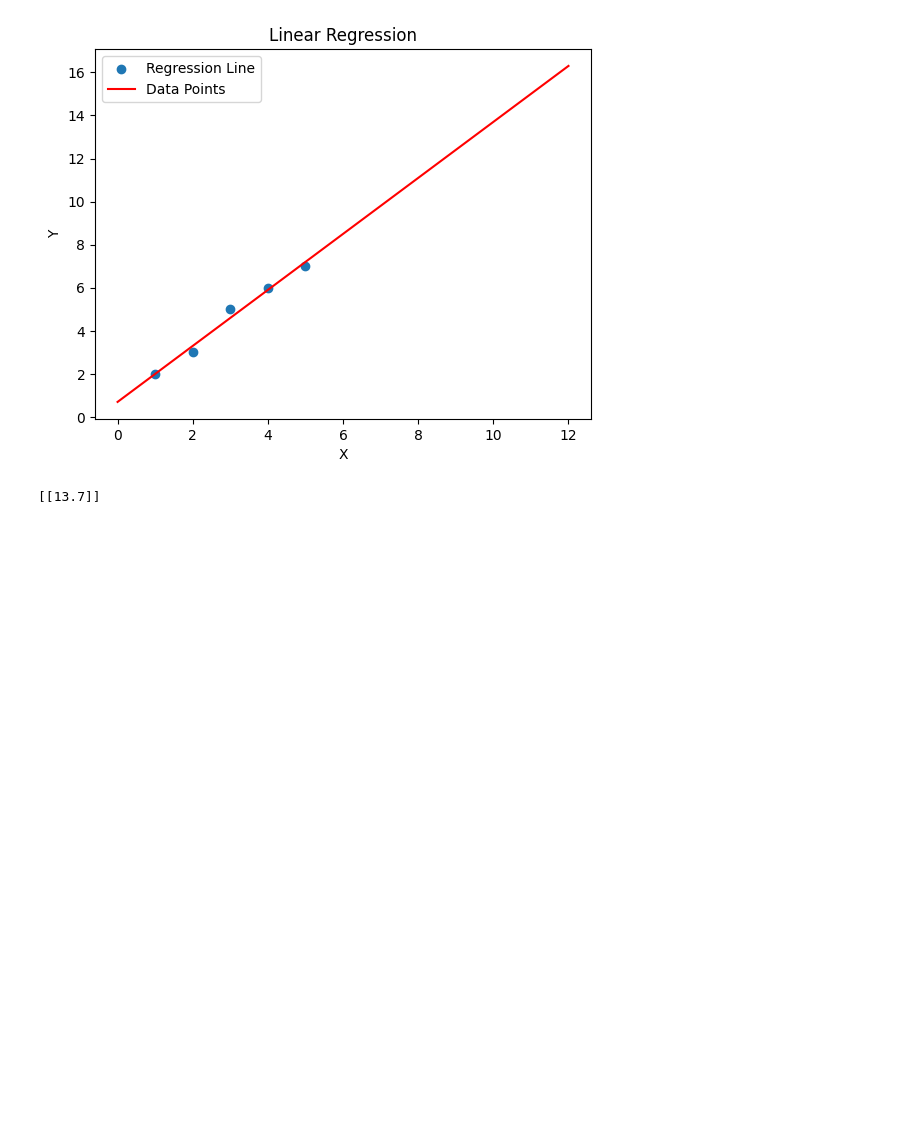
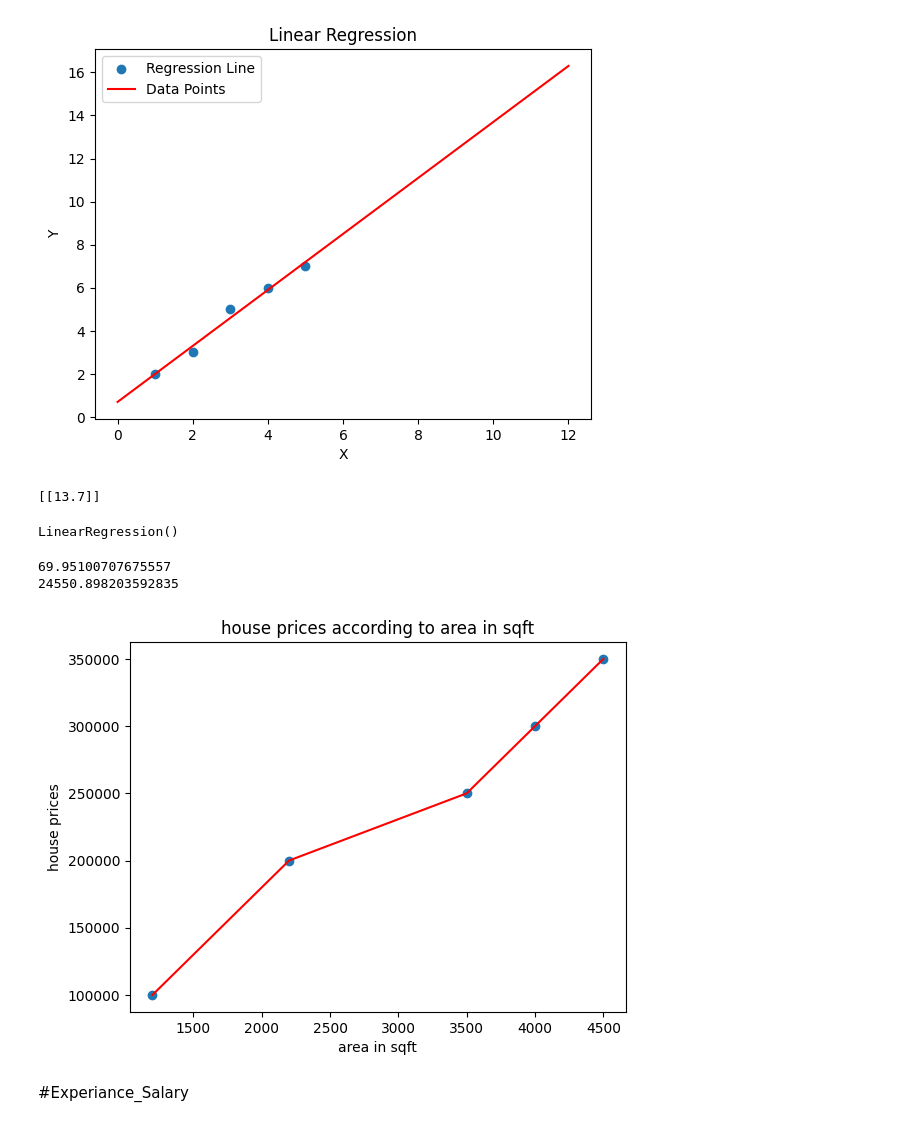
Before and after one commit to AshaJyothi03/0ct-30-2024, a Jupyter notebook: ML.ipynb, the cells around one changed output. Drawn from its saved outputs; the diff is of its cells as text; code cells hidden in the pictures; blank space fills up the shorter version.

```diff
--- a/ML.ipynb
+++ b/ML.ipynb
@@ -135,3 +135,21 @@ y_pred=model.predict([[x_pred]])
 print(y_pred)
 # %% [output]
 [[13.7]]
+# %%
+
+#data collection
+x=np.array([1200,2200,3500,4000,4500]).reshape(-1,1)
+y=np.array([100000,200000,250000,300000,350000])
+#model implementation
+model = LinearRegression()
+model.fit(x,y)
+# %% [output]
+LinearRegression()
+# %%
+slope=model.coef_[0]
+intercept=model.intercept_
+print(slope)
+print(intercept)
+# %% [output]
+69.95100707675557
+24550.898203592835
@@ -137,0 +160,12 @@ print(y_pred)
+# %%
+#plot the linear plot in graph using matplotlib
+plt.scatter(x,y)
+plt.plot(x,y,color ='red')
+plt.title('house prices according to area in sqft')
+plt.xlabel('area in sqft')
+plt.ylabel('house prices')
+plt.show()
+# %% [output]
+[figure, added]
+# %% [markdown]
+#Experiance_Salary
```
Also changed, not shown: parts of 16 cells of this notebook.
